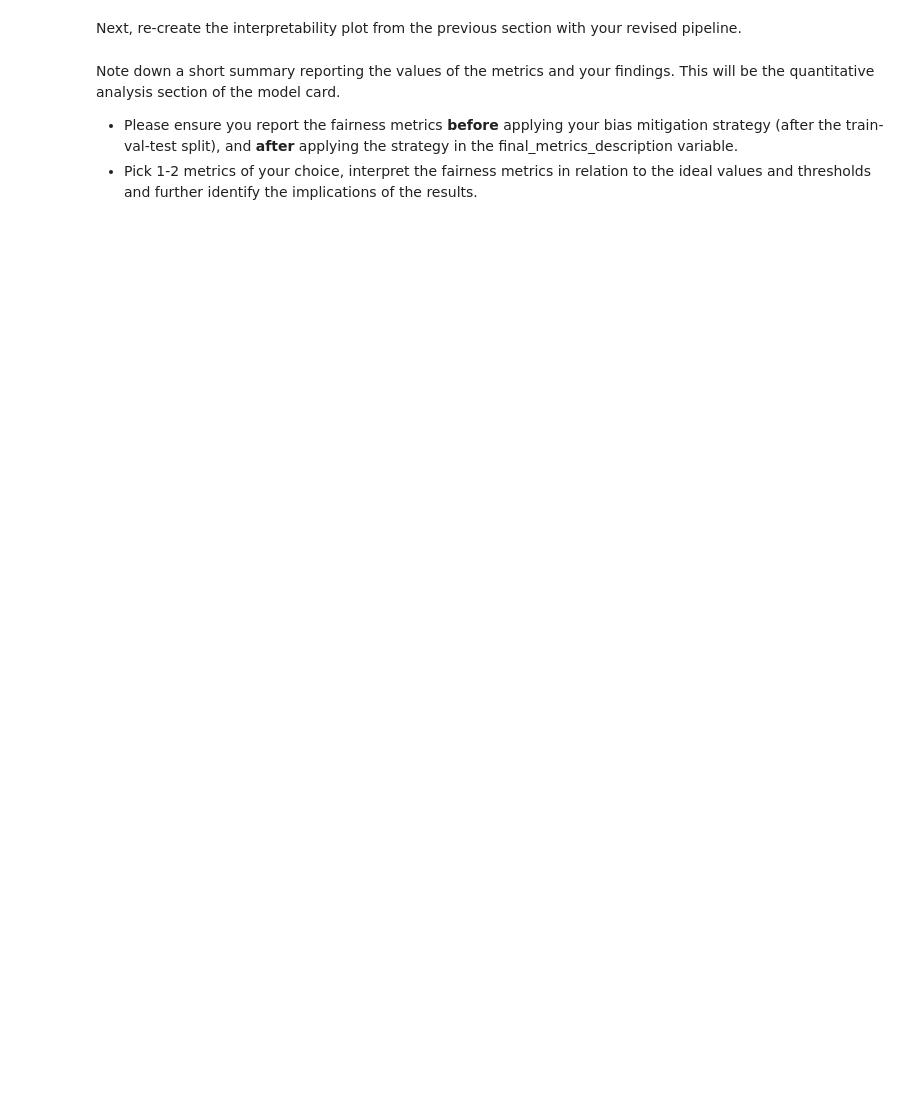
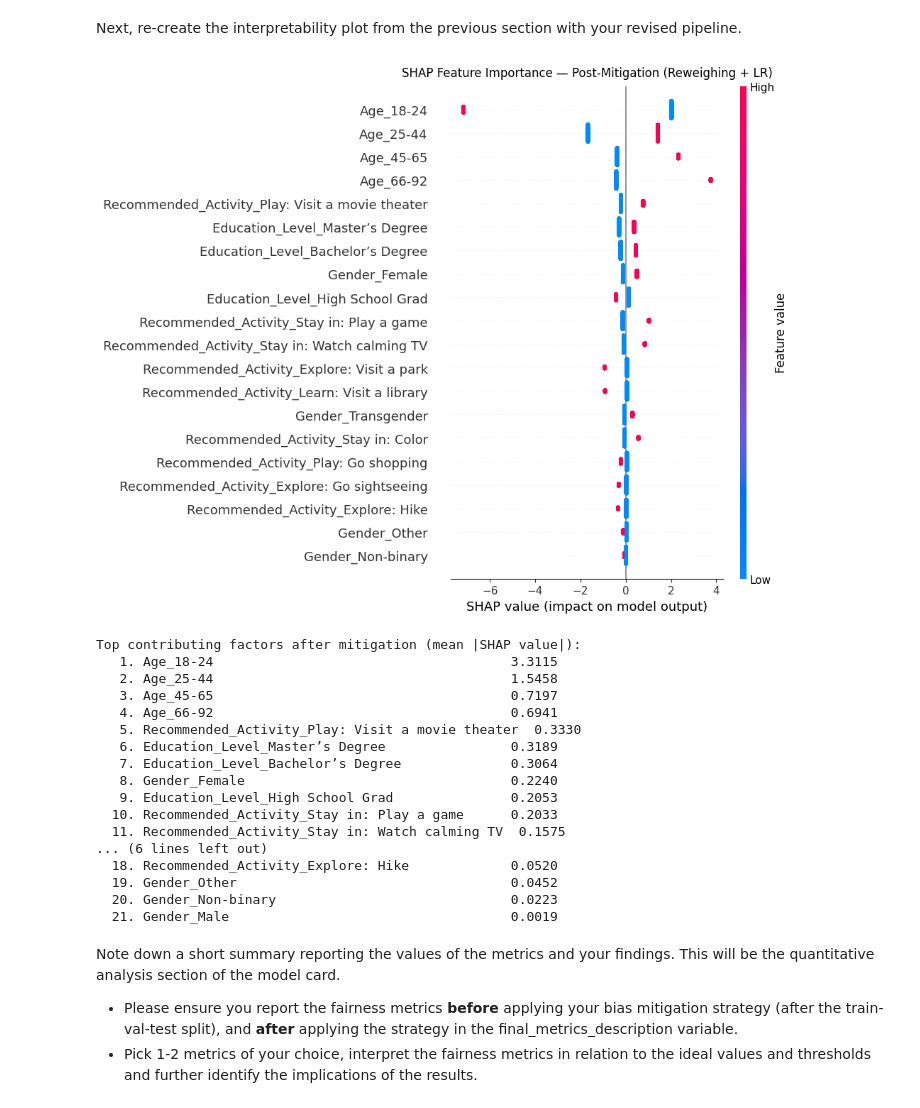
Before and after one commit to thebreadishard/udacity-idoou, a Jupyter notebook: AI Ethics Project -- STARTER.ipynb, the cells around one changed output. Drawn from its saved outputs; the diff is of its cells as text; code cells hidden in the pictures; blank space fills up the shorter version.

```diff
--- a/AI Ethics Project -- STARTER.ipynb
+++ b/AI Ethics Project -- STARTER.ipynb
@@ -627,3 +705,44 @@ Next, re-create the interpretability plot from the previous section with your re
+# %%
+# SHAP on the reweighted LR model (LR_rw) — same features, updated weights
+explainer_rw   = shap.LinearExplainer(LR_rw, rw_train.features)
+shap_values_rw = explainer_rw.shap_values(X_test)
+
+shap.summary_plot(
+    shap_values_rw, X_test,
+    feature_names=feature_names,
+    plot_size=(10, 8),
+    show=False)
+plt.title(
+    "SHAP Feature Importance — Post-Mitigation (Reweighing + LR)",
+    fontsize=12, pad=10)
+plt.tight_layout()
+plt.savefig("shap_summary_plot_post_mitigation.png", dpi=150, bbox_inches="tight")
+plt.show()
+
+mean_shap_rw = np.abs(shap_values_rw).mean(axis=0)
+ranked_rw    = sorted(zip(feature_names, mean_shap_rw), key=lambda x: x[1], reverse=True)
+print("Top contributing factors after mitigation (mean |SHAP value|):")
+for i, (name, val) in enumerate(ranked_rw, 1):
+    print(f"  {i:2d}. {name:45s}  {val:.4f}")
+# %% [output]
+[figure, added]
+Top contributing factors after mitigation (mean |SHAP value|):
+   1. Age_18-24                                      3.3115
+   2. Age_25-44                                      1.5458
+   3. Age_45-65                                      0.7197
+   4. Age_66-92                                      0.6941
+   5. Recommended_Activity_Play: Visit a movie theater  0.3330
+   6. Education_Level_Master’s Degree                0.3189
+   7. Education_Level_Bachelor’s Degree              0.3064
+   8. Gender_Female                                  0.2240
+   9. Education_Level_High School Grad               0.2053
+  10. Recommended_Activity_Stay in: Play a game      0.2033
+  11. Recommended_Activity_Stay in: Watch calming TV  0.1575
+... (6 lines left out)
+  18. Recommended_Activity_Explore: Hike             0.0520
+  19. Gender_Other                                   0.0452
+  20. Gender_Non-binary                              0.0223
+  21. Gender_Male                                    0.0019
 # %% [markdown]
 Note down a short summary reporting the values of the metrics and your findings. This will be the quantitative analysis section of the model card.
 - Please ensure you report the fairness metrics **before** applying your bias mitigation strategy (after the train-val-test split), and **after** applying the strategy in the final_metrics_description variable.
```
Also changed, not shown: parts of 15 cells of this notebook, 4 other files.
